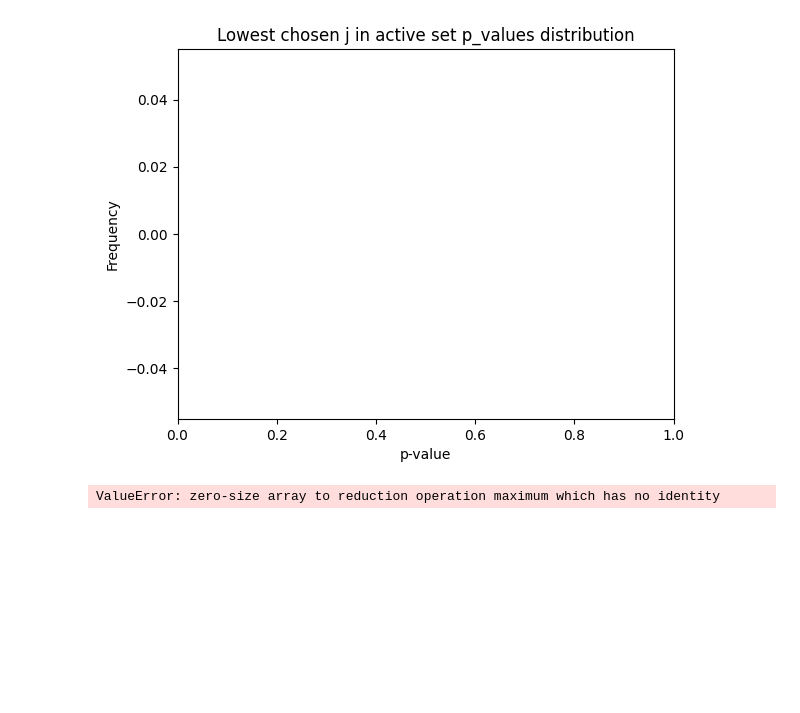
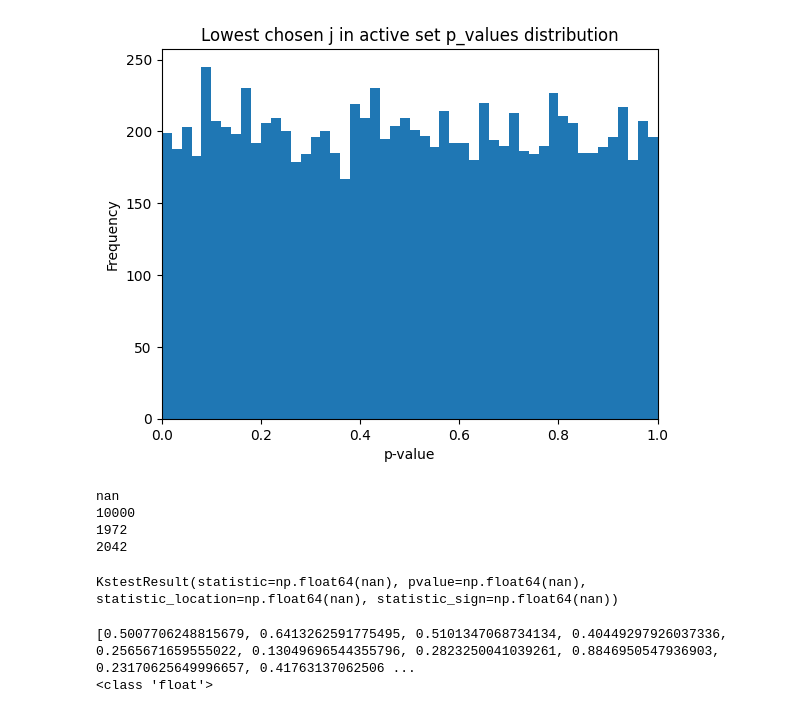
Before and after one commit to badaycona/TryBotasaurus, a Jupyter notebook: Lopthayduy/lasso_regression_with_selection_event.ipynb, the cells around one changed output. Drawn from its saved outputs; the diff is of its cells as text; code cells hidden in the pictures; blank space fills up the shorter version.

Commit message:
Add lasso with modeling

```diff
--- a/Lopthayduy/lasso_regression_with_selection_event.ipynb
+++ b/Lopthayduy/lasso_regression_with_selection_event.ipynb
@@ -19,6 +19,7 @@ true_beta = np.zeros(p)
 std_noise = 10
 
 X = np.random.normal(0, 1, size=(n, p))
+X = X - np.mean(X, axis = 0)
 # %%
 
 
@@ -123,12 +128,12 @@ p_values_lists = []
 ran_p_values_list = []
 for iter in range(iters):
     y = create_data(X, true_beta, 0, std_noise)
-    beta_hat, intercept = fit_lasso_model(X, y, lam)
+    y = y - np.mean(y)
+    beta_hat = fit_lasso_model(X, y, lam)
 
-    full_beta = np.concatenate([[intercept], beta_hat])
-    beta_hat_list.append(full_beta)
+    beta_hat_list.append(beta_hat)
 
     active_set = np.where(np.abs(beta_hat) > 1e-4)[0]
-    p_value = calculating_p_value(X, active_set, y, beta_hat, intercept, std_noise, lam)
+    p_value = calculating_p_value(X, active_set, y, beta_hat, std_noise, lam)
     p_values_lists.append(p_value)
 # %%
@@ -146,21 +154,32 @@ for iter in range(iters):
 # %%
 
 
 plt.figure()
 plt.xlim(0, 1)
-plt.hist(ran_p_values_list, bins = 50)
+plt.hist(p_values_lists, bins = 50)
 plt.title(f'Lowest chosen j in active set p_values distribution')
 plt.xlabel(f'p-value')
 plt.ylabel(f'Frequency')
 
 plt.show()
 # %% [output]
-[figure, old version]
+[figure, new version]
 # %%
-ran_p_values_list = np.array(ran_p_values_list)
-print(np.max(ran_p_values_list))
-print(len(ran_p_values_list))
-print(np.sum(ran_p_values_list > 0.8))
-print(np.sum(ran_p_values_list<0.2))
+p_values_list = np.array(p_values_lists)
+print(np.max(p_values_list))
+print(len(p_values_list))
+print(np.sum(p_values_list > 0.8))
+print(np.sum(p_values_list<0.2))
+kstest(p_values_lists, 'uniform')
 # %% [output]
-ValueError: zero-size array to reduction operation maximum which has no identity
+nan
+10000
+1972
+2042
+KstestResult(statistic=np.float64(nan), pvalue=np.float64(nan), statistic_location=np.float64(nan), statistic_sign=np.float64(nan))
+# %%
+print(p_values_lists)
+print(type(p_value))
+# %% [output]
+[0.5007706248815679, 0.6413262591775495, 0.5101347068734134, 0.40449297926037336, 0.2565671659555022, 0.13049696544355796, 0.2823250041039261, 0.8846950547936903, 0.23170625649996657, 0.41763137062506 ...
+<class 'float'>
```
Also changed, not shown: parts of 2 cells of this notebook, 4 other files.
